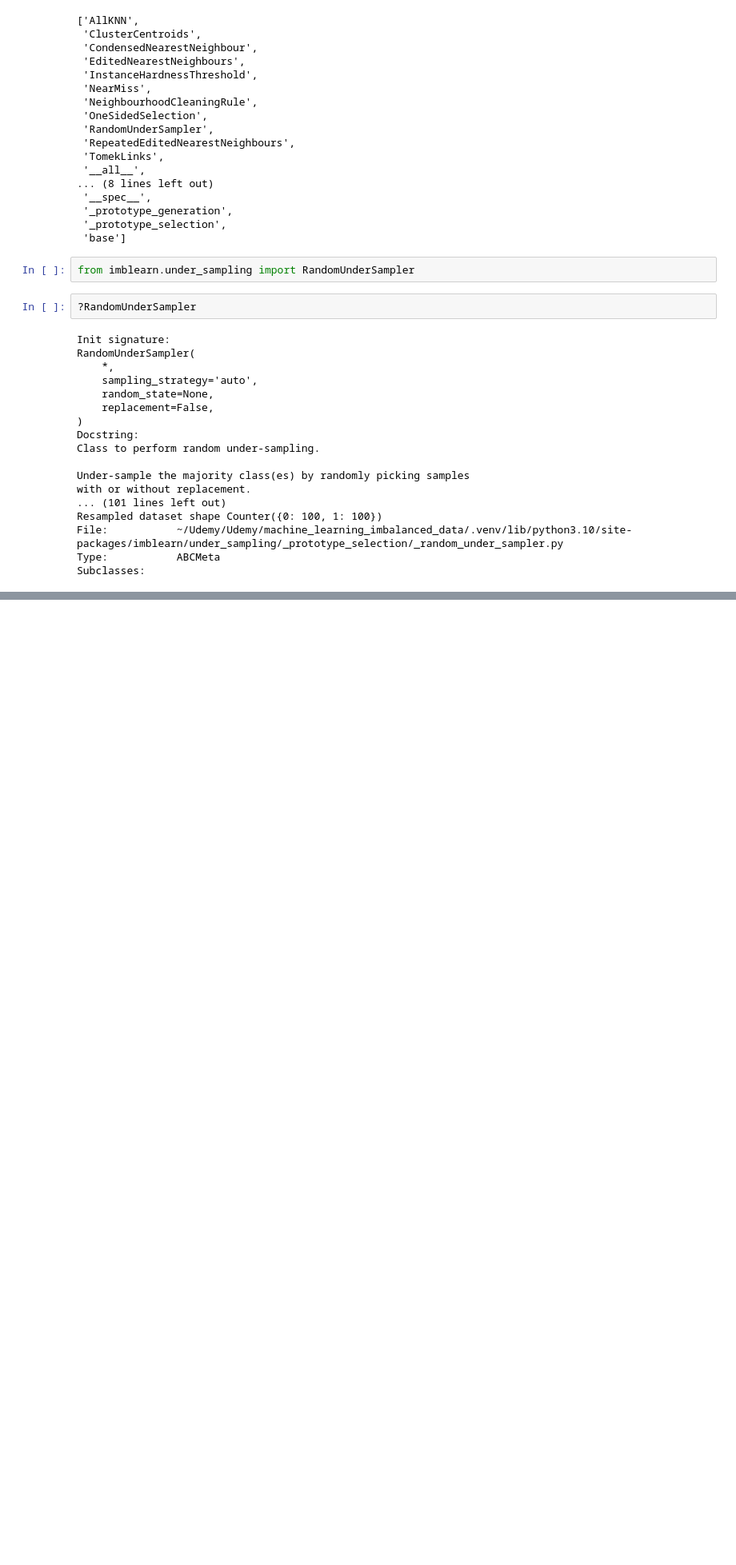
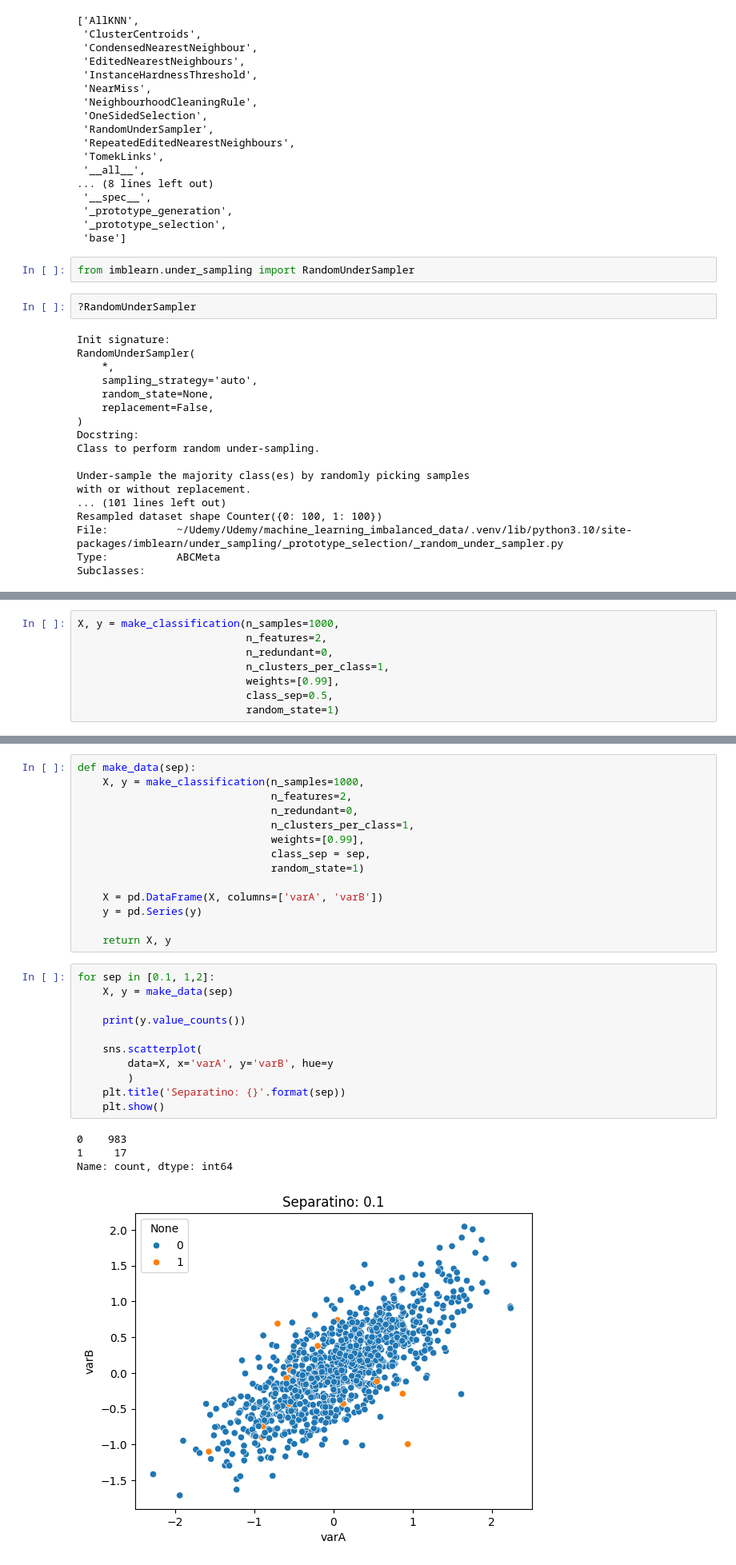
Before and after one commit to MaximillianJacob/Udemy, a Jupyter notebook: machine_learning_imbalanced_data/5_Undersampling/1.1_Random_undersampling.ipynb, the cells around one changed output, grey strips where cells are left out. Shown at 80% size. Cells and saved outputs as stored; diff of their text form; blank space fills up the shorter version.

```diff
--- a/machine_learning_imbalanced_data/5_Undersampling/1.1_Random_undersampling.ipynb
+++ b/machine_learning_imbalanced_data/5_Undersampling/1.1_Random_undersampling.ipynb
@@ -302,0 +325,8 @@ Subclasses:
+# %%
+X, y = make_classification(n_samples=1000,
+                           n_features=2,
+                           n_redundant=0,
+                           n_clusters_per_class=1,
+                           weights=[0.99],
+                           class_sep=0.5,
+                           random_state=1)
@@ -302,0 +337,30 @@ Subclasses:
+# %%
+def make_data(sep):
+    X, y = make_classification(n_samples=1000,
+                               n_features=2,
+                               n_redundant=0,
+                               n_clusters_per_class=1,
+                               weights=[0.99],
+                               class_sep = sep,
+                               random_state=1)
+
+    X = pd.DataFrame(X, columns=['varA', 'varB'])
+    y = pd.Series(y)
+
+    return X, y
+# %%
+for sep in [0.1, 1,2]:
+    X, y = make_data(sep)
+
+    print(y.value_counts())
+
+    sns.scatterplot(
+        data=X, x='varA', y='varB', hue=y
+        )
+    plt.title('Separatino: {}'.format(sep))
+    plt.show()
+# %% [output]
+0    983
+1     17
+Name: count, dtype: int64
+[figure, added]
```
Also changed, not shown: parts of 45 cells of this notebook.
